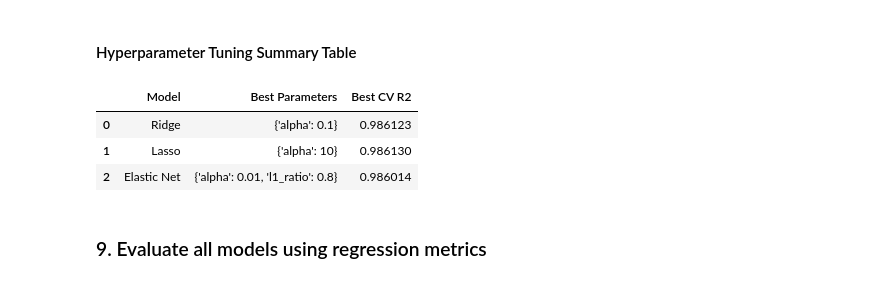
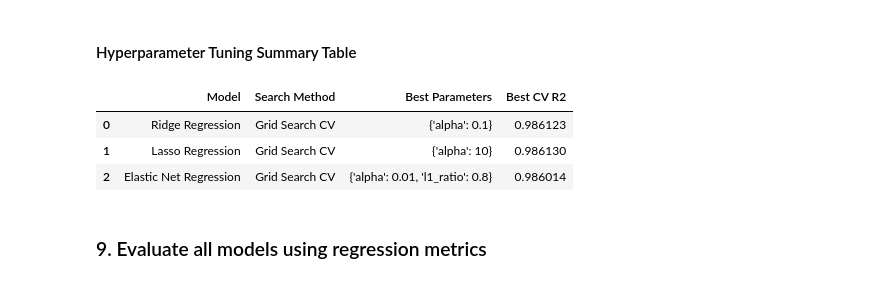
Before and after one commit to Priyadeara2427/ML_Lab_Experiments, a Jupyter notebook: Experiment_3/Assignment_3.ipynb, the cells around one changed output. Drawn from its saved outputs; the diff is of its cells as text; code cells hidden in the pictures.

```diff
--- a/Experiment_3/Assignment_3.ipynb
+++ b/Experiment_3/Assignment_3.ipynb
@@ -747,25 +777,26 @@ Best Elastic Net CV R2 Score: 0.9860138903066066
 #### Hyperparameter Tuning Summary Table
 # %%
 tuning_summary = pd.DataFrame({
-    "Model": ["Ridge", "Lasso", "Elastic Net"],
+    "Model": ["Ridge Regression", "Lasso Regression", "Elastic Net Regression"],
+    "Search Method":["Grid Search CV", "Grid Search CV", "Grid Search CV"],
     "Best Parameters": [
         ridge_grid.best_params_,
         lasso_grid.best_params_,
         elastic_grid.best_params_
     ],
     "Best CV R2": [
         ridge_grid.best_score_,
         lasso_grid.best_score_,
         elastic_grid.best_score_
     ]
 })
 
 tuning_summary
 # %% [output]
-|  | Model | Best Parameters | Best CV R2 |
-| 0 | Ridge | {'alpha': 0.1} | 0.986123 |
-| 1 | Lasso | {'alpha': 10} | 0.986130 |
-| 2 | Elastic Net | {'alpha': 0.01, 'l1_ratio': 0.8} | 0.986014 |
+|  | Model | Search Method | Best Parameters | Best CV R2 |
+| 0 | Ridge Regression | Grid Search CV | {'alpha': 0.1} | 0.986123 |
+| 1 | Lasso Regression | Grid Search CV | {'alpha': 10} | 0.986130 |
+| 2 | Elastic Net Regression | Grid Search CV | {'alpha': 0.01, 'l1_ratio': 0.8} | 0.986014 |
 # %% [markdown]
 ### 9. Evaluate all models using regression metrics
 # %%
```
Also changed, not shown: parts of 29 cells of this notebook, 23 other files.
